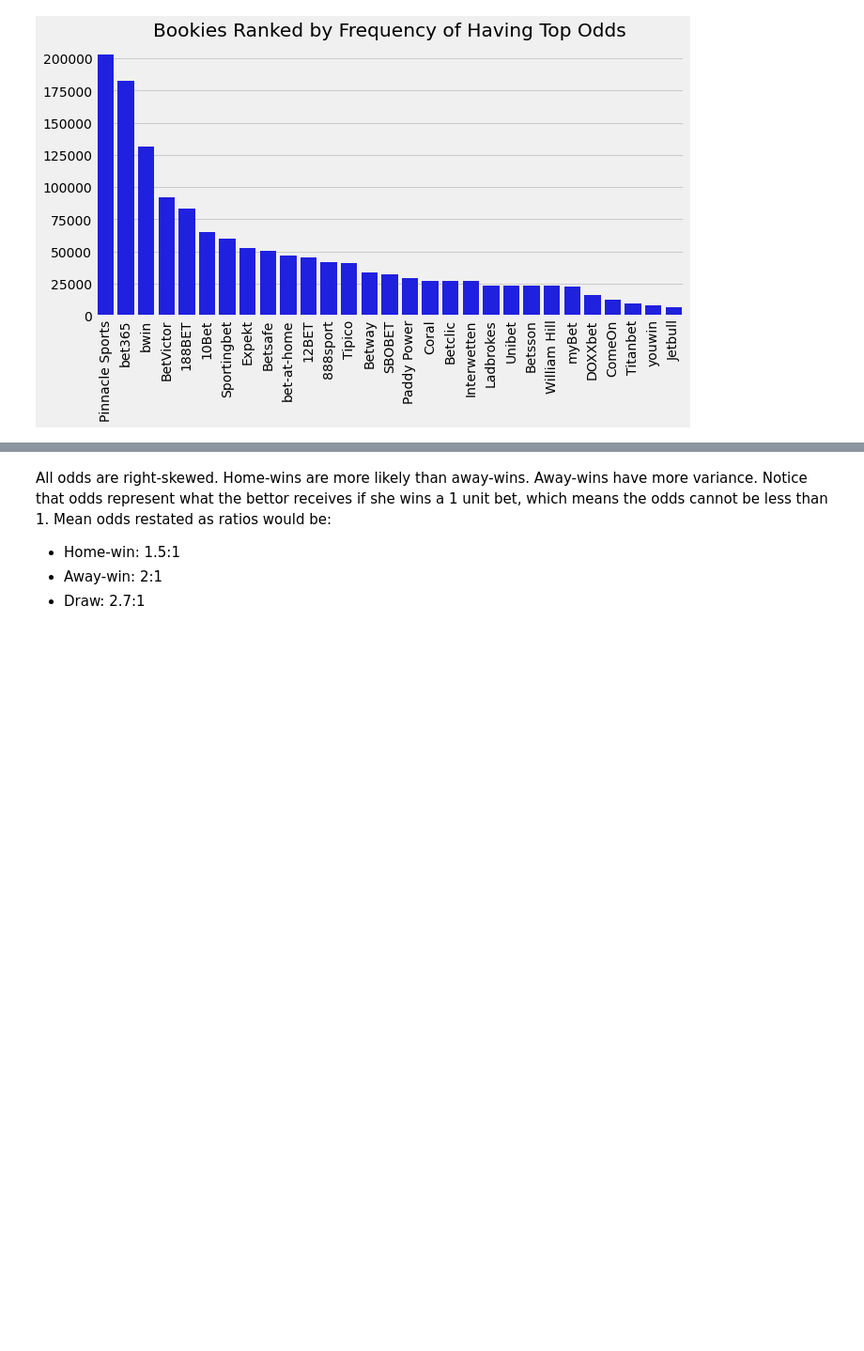
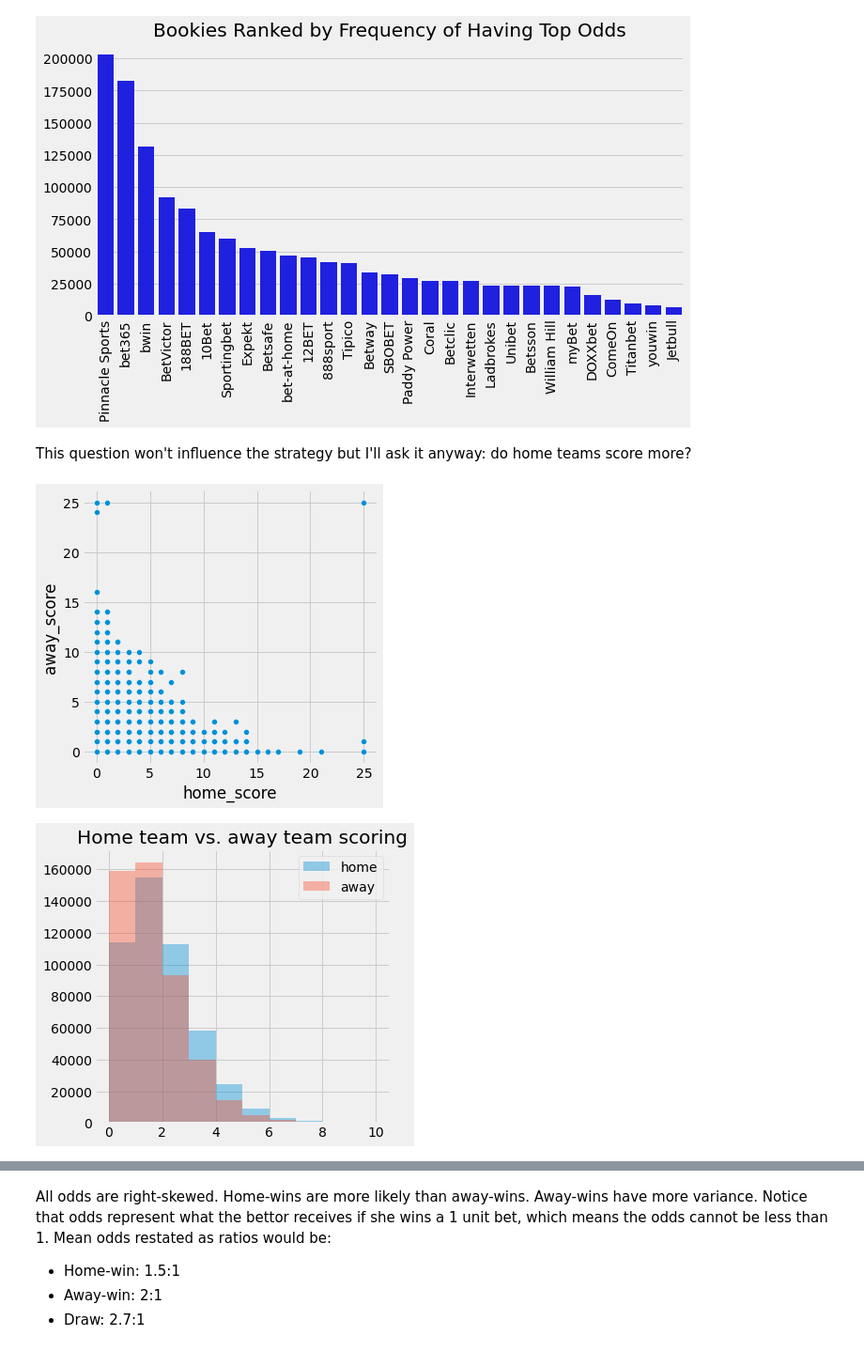
Before and after one commit to konstanzer/online-sports-betting, a Jupyter notebook: beating_the_bookie.ipynb, the cells around one changed output, grey strips where cells are left out. Shown at 94% size. Saved outputs shown, nothing was run; the diff lists cells and outputs as text; code cells hidden in the pictures; blank space fills up the shorter version.

```diff
--- a/beating_the_bookie.ipynb
+++ b/beating_the_bookie.ipynb
@@ -133,3 +133,20 @@ plt.xticks(rotation=90)
 plt.show()
 # %% [output]
 [figure]
+# %% [markdown]
+This question won't influence the strategy but I'll ask it anyway: do home teams score more?
+# %%
+#the clipped 100 values are obviously not real soccer scores
+clip, alpha = 10, .4
+plt.figure(figsize=(5,5))
+sns.scatterplot(close.home_score.clip(0,25), close.away_score.clip(0,25))
+plt.show()
+plt.figure(figsize=(5,5))
+plt.hist(close.home_score.clip(0,clip), alpha=alpha, bins=clip)
+plt.hist(close.away_score.clip(0,clip), alpha=alpha, bins=clip)
+plt.title('Home team vs. away team scoring')
+plt.legend(['home','away'])
+plt.show()
+# %% [output]
+[figure, added]
+[figure, added]
```
Also changed, not shown: parts of 12 cells of this notebook.
